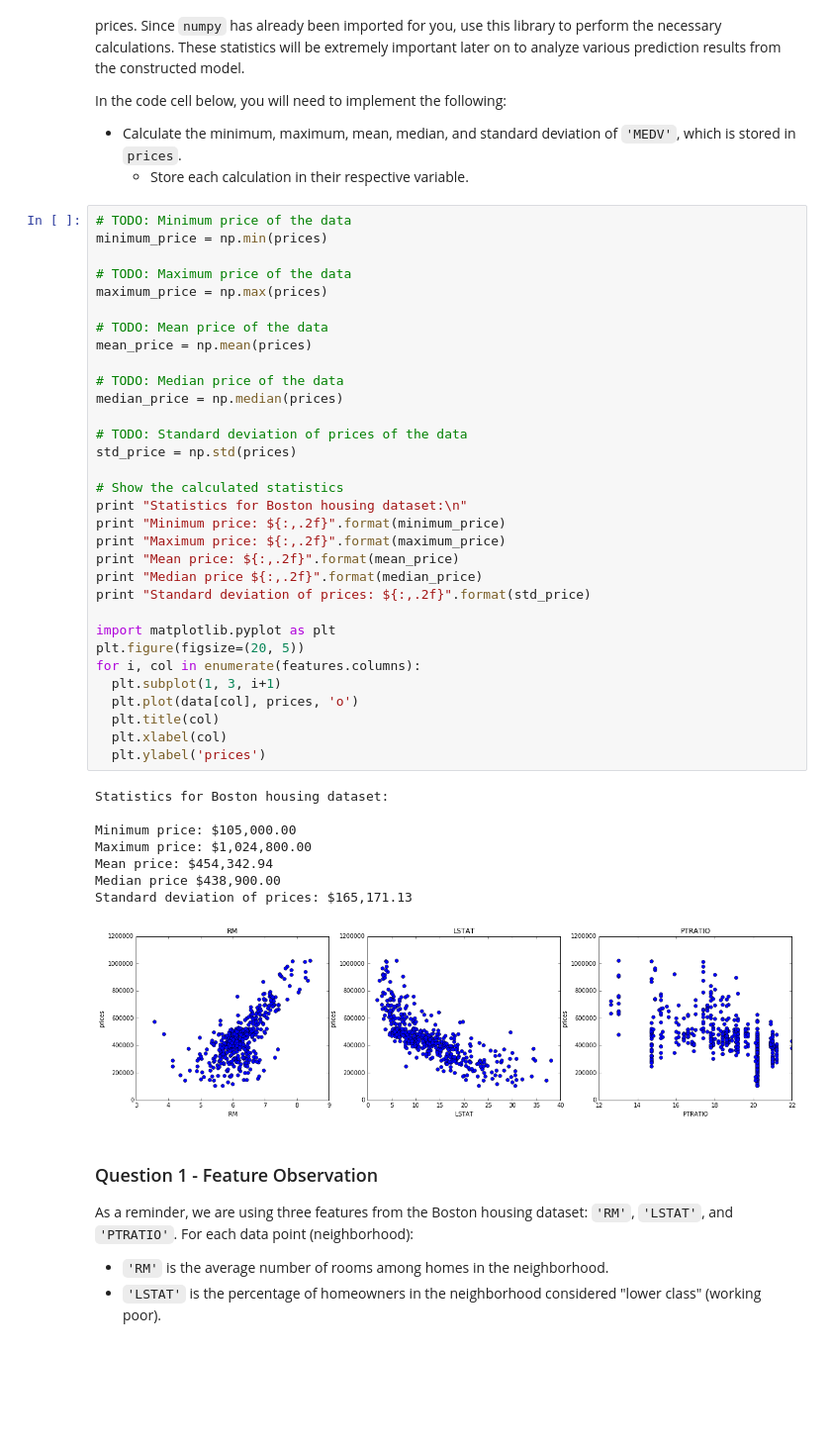
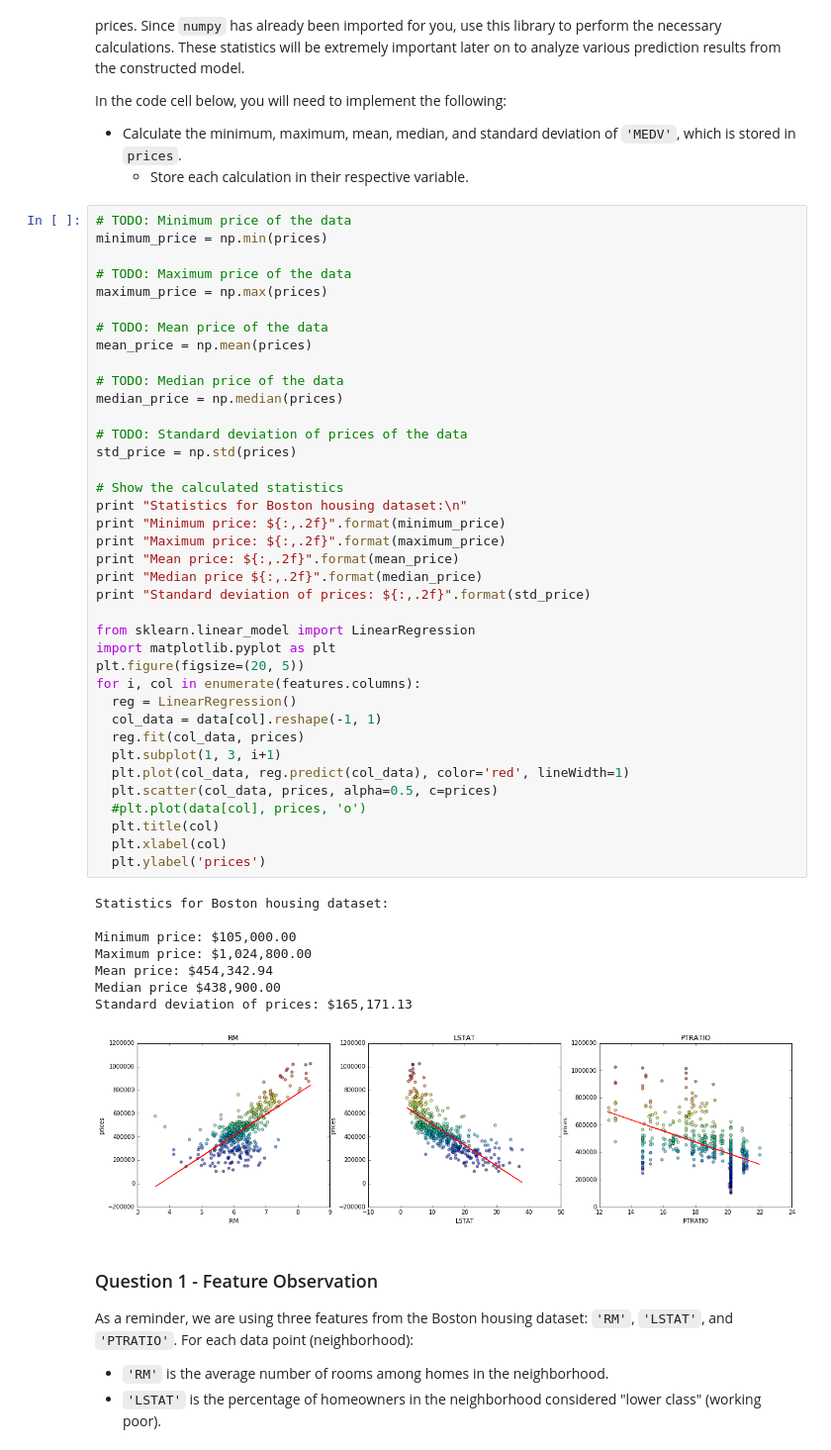
Before and after one commit to jcpince/machine-learning, a Jupyter notebook: projects/boston_housing/boston_housing.ipynb, the cells around one changed output. Shown at 99% size. Saved outputs shown, nothing was run; the diff lists cells and outputs as text; blank space fills up the shorter version.

```diff
--- a/projects/boston_housing/boston_housing.ipynb
+++ b/projects/boston_housing/boston_housing.ipynb
@@ -64,35 +64,41 @@ mean_price = np.mean(prices)
 
 # TODO: Median price of the data
 median_price = np.median(prices)
 
 # TODO: Standard deviation of prices of the data
 std_price = np.std(prices)
 
 # Show the calculated statistics
 print "Statistics for Boston housing dataset:\n"
 print "Minimum price: ${:,.2f}".format(minimum_price)
 print "Maximum price: ${:,.2f}".format(maximum_price)
 print "Mean price: ${:,.2f}".format(mean_price)
 print "Median price ${:,.2f}".format(median_price)
 print "Standard deviation of prices: ${:,.2f}".format(std_price)
 
+from sklearn.linear_model import LinearRegression
 import matplotlib.pyplot as plt
 plt.figure(figsize=(20, 5))
 for i, col in enumerate(features.columns):
+  reg = LinearRegression()
+  col_data = data[col].reshape(-1, 1)
+  reg.fit(col_data, prices)
   plt.subplot(1, 3, i+1)
-  plt.plot(data[col], prices, 'o')
+  plt.plot(col_data, reg.predict(col_data), color='red', lineWidth=1)
+  plt.scatter(col_data, prices, alpha=0.5, c=prices)
+  #plt.plot(data[col], prices, 'o')
   plt.title(col)
   plt.xlabel(col)
   plt.ylabel('prices')
 # %% [output]
 Statistics for Boston housing dataset:
 
 Minimum price: $105,000.00
 Maximum price: $1,024,800.00
 Mean price: $454,342.94
 Median price $438,900.00
 Standard deviation of prices: $165,171.13
-[figure, old version]
+[figure, new version]
 # %% [markdown]
 ### Question 1 - Feature Observation
 As a reminder, we are using three features from the Boston housing dataset: `'RM'`, `'LSTAT'`, and `'PTRATIO'`. For each data point (neighborhood):
```
Also changed, not shown: parts of 7 cells of this notebook, 1 other file.
